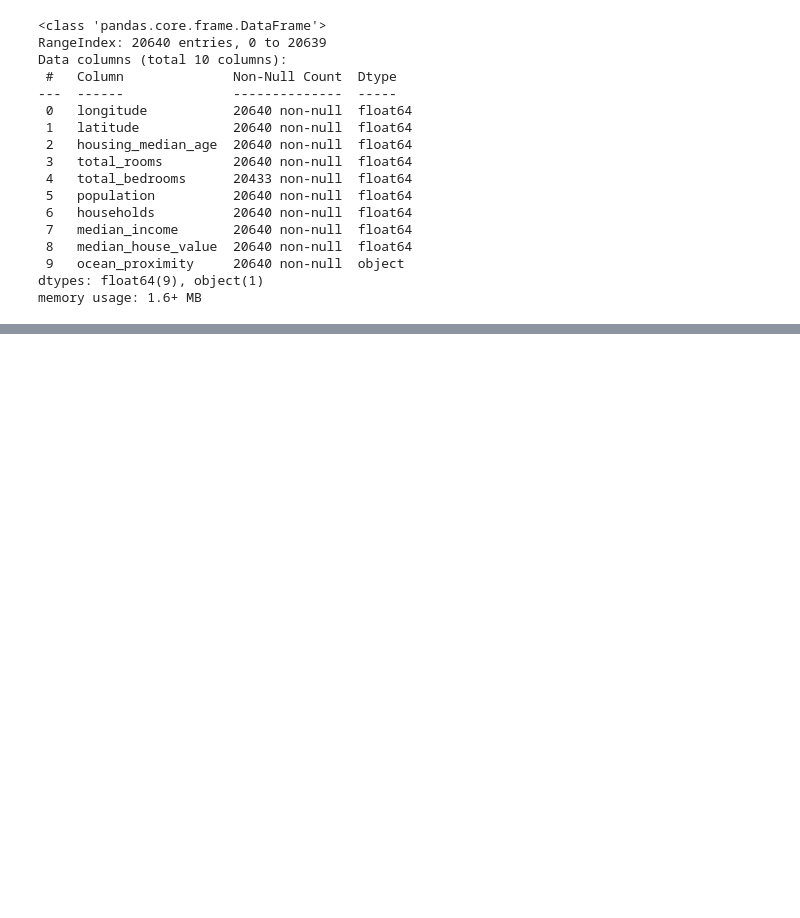
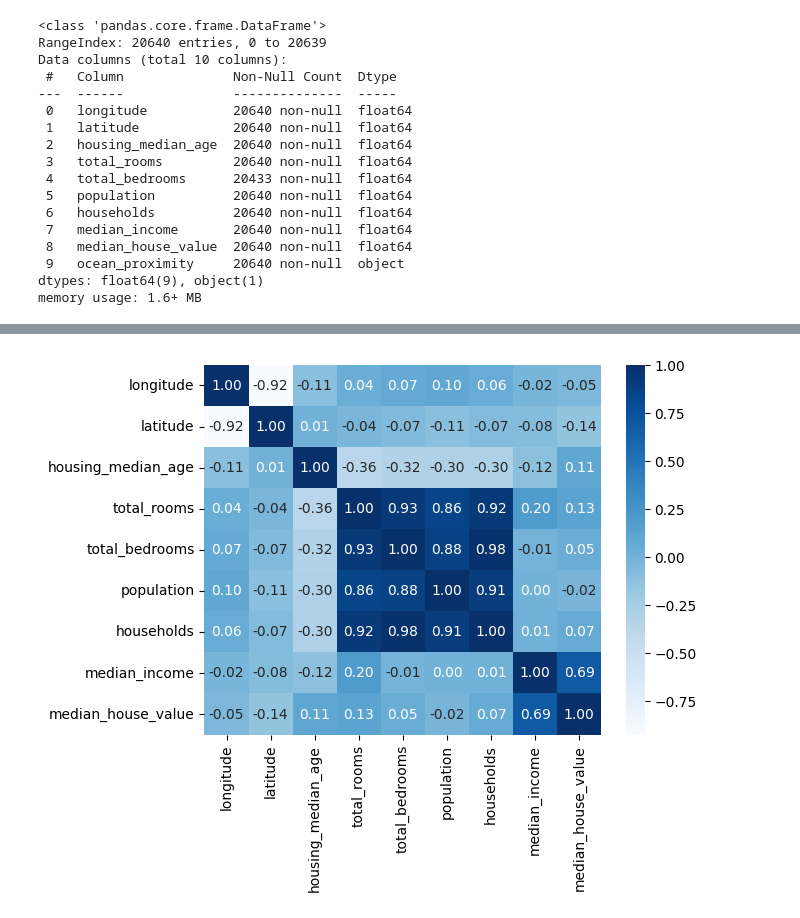
Before and after one commit to AyushDevadiga1/Machine-Learning, a Jupyter notebook: MultipleLinearRegressionOnHousing.ipynb, the cells around one changed output, grey strips where cells are left out. Drawn from its saved outputs; the diff is of its cells as text; code cells hidden in the pictures; blank space fills up the shorter version.

```diff
--- a/MultipleLinearRegressionOnHousing.ipynb
+++ b/MultipleLinearRegressionOnHousing.ipynb
@@ -57,3 +57,13 @@ df.describe(include='all')
 | 50% | -118.490000 | 34.260000 | 29.000000 | 2127.000000 | 435.000000 | 1166.000000 | 409.000000 | ... |
 | 75% | -118.010000 | 37.710000 | 37.000000 | 3148.000000 | 647.000000 | 1725.000000 | 605.000000 | ... |
 | max | -114.310000 | 41.950000 | 52.000000 | 39320.000000 | 6445.000000 | 35682.000000 | 6082.000000 | ... |
+# %%
+sns.heatmap(
+                data = df.corr(numeric_only=True),
+                cmap = 'Blues',
+                annot = True,
+                fmt='.2f'
+)
+plt.show()
+# %% [output]
+[figure, added]
```
Also changed, not shown: parts of 6 cells of this notebook.
